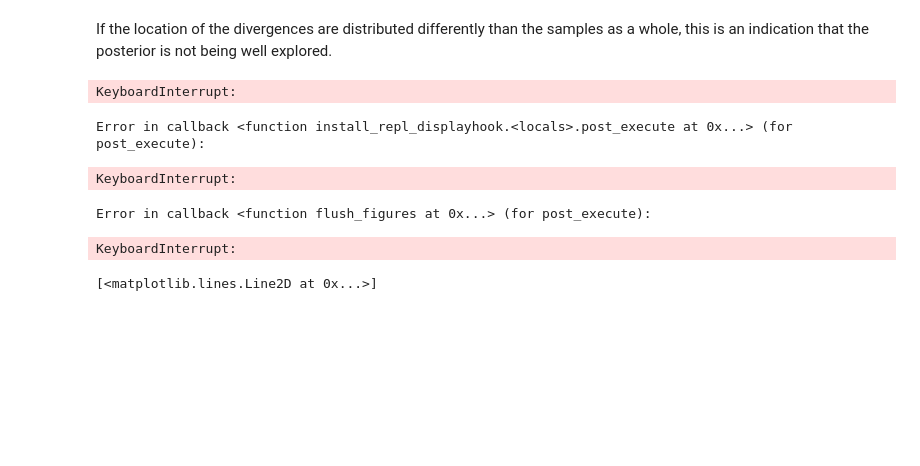
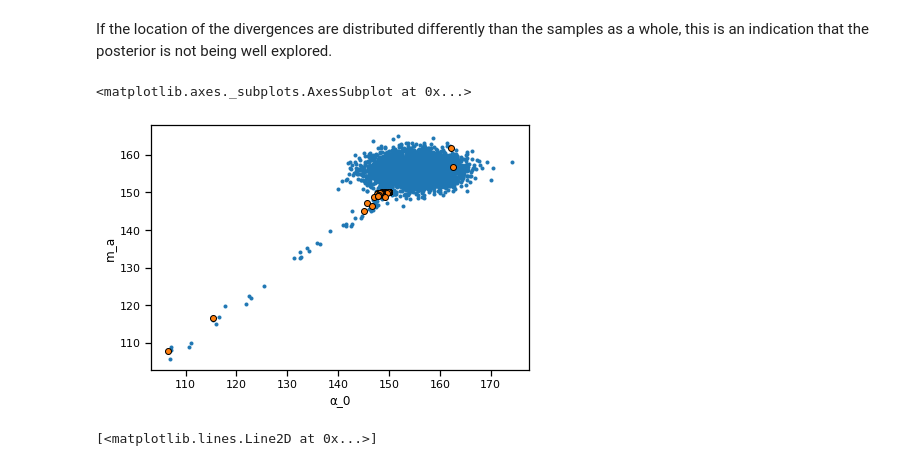
Before and after one commit to fonnesbeck/mcmc_pydata_london_2019, a Jupyter notebook: notebooks/4-Model_Checking.ipynb, the cells around one changed output. Cells and saved outputs as stored; diff of their text form; code cells hidden in the pictures; blank space fills up the shorter version.

```diff
--- a/notebooks/4-Model_Checking.ipynb
+++ b/notebooks/4-Model_Checking.ipynb
@@ -484,13 +484,10 @@ If the location of the divergences are distributed differently than the samples
 # %%
 from arviz import plot_pair
 
-plot_pair(trace, var_names=['m_a', 'α'], divergences=True)
+plot_pair(trace, var_names=['α_0', 'm_a'], divergences=True)
 # %% [output]
-KeyboardInterrupt:
+<matplotlib.axes._subplots.AxesSubplot at 0x...>
-Error in callback <function install_repl_displayhook.<locals>.post_execute at 0x...> (for post_execute):
-KeyboardInterrupt:
-Error in callback <function flush_figures at 0x...> (for post_execute):
-KeyboardInterrupt:
+[figure, added]
 # %%
 import pandas as pd
 trace_values = pd.DataFrame({v: trace[v] for v in ['s_a', 's_b']})
```
Also changed, not shown: parts of 14 cells of this notebook, 3 other files.
